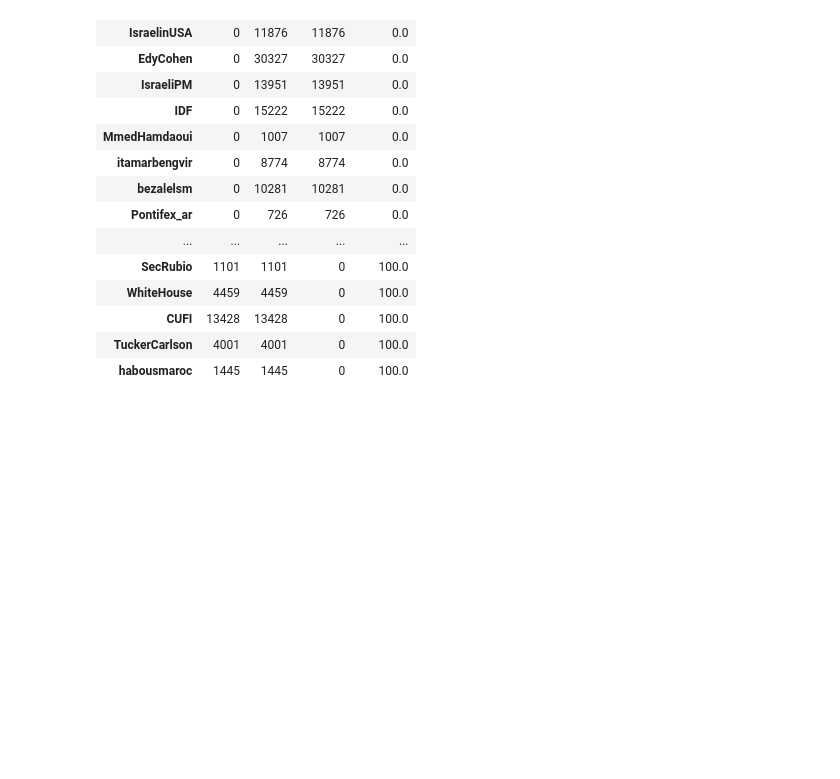
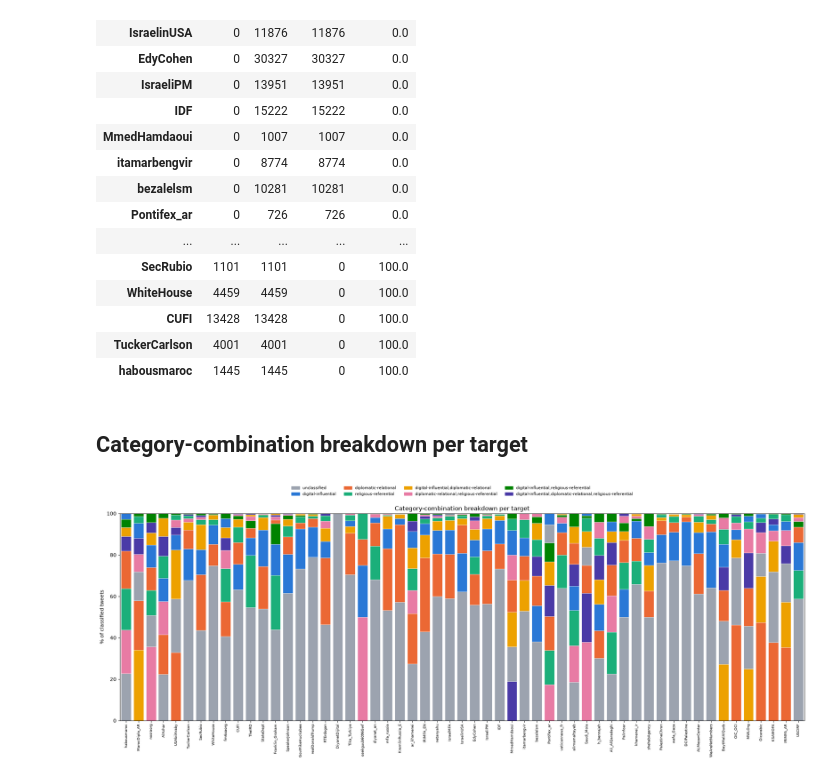
Before and after one commit to zztaouil/twitter-datum, a Jupyter notebook: tools/monitor.ipynb, the cells around one changed output. Cells and saved outputs as stored; diff of their text form; code cells hidden in the pictures; blank space fills up the shorter version.

```diff
--- a/tools/monitor.ipynb
+++ b/tools/monitor.ipynb
@@ -174,3 +157,45 @@ mt_coverage.sort_values("pct_done")
 | CUFI | 13428 | 13428 | 0 | 100.0 |
 | TuckerCarlson | 4001 | 4001 | 0 | 100.0 |
 | habousmaroc | 1445 | 1445 | 0 | 100.0 |
+# %% [markdown]
+## Category-combination breakdown per target
+# %%
+COMBO_COLORS = {
+    "unclassified": "#9CA3AF",
+    "digital-influential": "#2a78d6",
+    "diplomatic-relational": "#eb6834",
+    "religious-referential": "#1baf7a",
+    "digital-influential,diplomatic-relational": "#eda100",
+    "diplomatic-relational,religious-referential": "#e87ba4",
+    "digital-influential,religious-referential": "#008300",
+    "digital-influential,diplomatic-relational,religious-referential": "#4a3aa7",
+}
+
+classified = tweets[tweets["is_target"] & tweets["category"].notna()].copy()
+classified["combo"] = classified["category"].apply(
+    lambda c: c if c == "unclassified" else ",".join(sorted(x.strip() for x in c.split(",")))
+)
+
+pivot = classified.groupby(["username", "combo"]).size().unstack(fill_value=0)
+pivot = pivot.reindex(columns=list(COMBO_COLORS), fill_value=0).reindex(TARGETS).fillna(0)
+pivot = pivot[pivot.sum(axis=1) > 0]  # drop targets with no classified tweets
+pct = pivot.div(pivot.sum(axis=1), axis=0) * 100
+
+fig, ax = plt.subplots(figsize=(20, 8))
+for x, target in enumerate(pct.index):
+    bottom = 0.0
+    for combo, v in pct.loc[target].sort_values(ascending=False).items():  # largest segment as the base, per target
+        ax.bar(x, v, bottom=bottom, color=COMBO_COLORS[combo], edgecolor="white", linewidth=0.5)
+        bottom += v
+ax.set_xlim(-0.5, len(pct.index) - 0.5)
+ax.set_ylim(0, 100)
+ax.set_xticks(range(len(pct.index)))
+ax.set_xticklabels(pct.index)
+ax.set_ylabel("% of classified tweets")
+ax.set_title("Category-combination breakdown per target")
+plt.setp(ax.get_xticklabels(), rotation=90, ha="center", fontsize=7)
+legend_handles = [plt.Rectangle((0, 0), 1, 1, color=color) for color in COMBO_COLORS.values()]
+ax.legend(legend_handles, COMBO_COLORS.keys(), bbox_to_anchor=(0.5, 1.15), loc="upper center", ncol=4, fontsize=8, frameon=False)
+plt.tight_layout()
+# %% [output]
+[figure, added]
```
Also changed, not shown: parts of 3 cells of this notebook, 8 other files.
